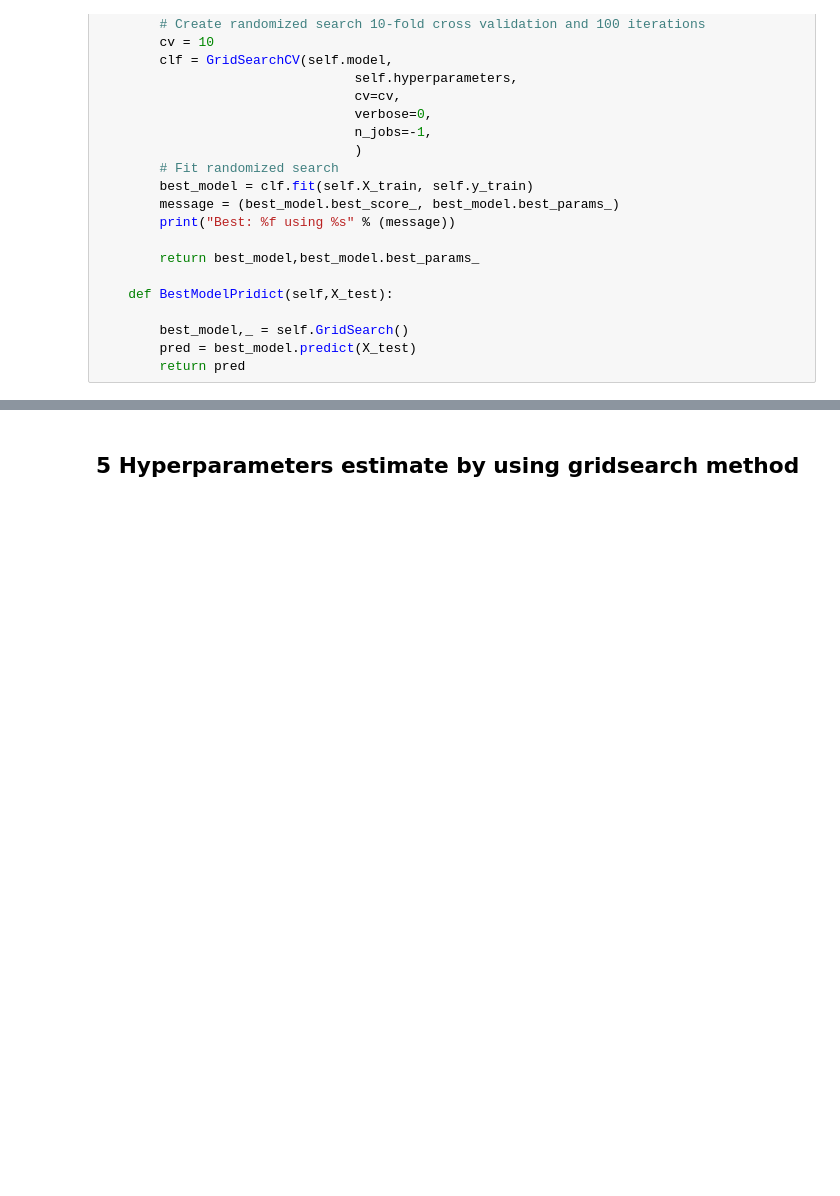
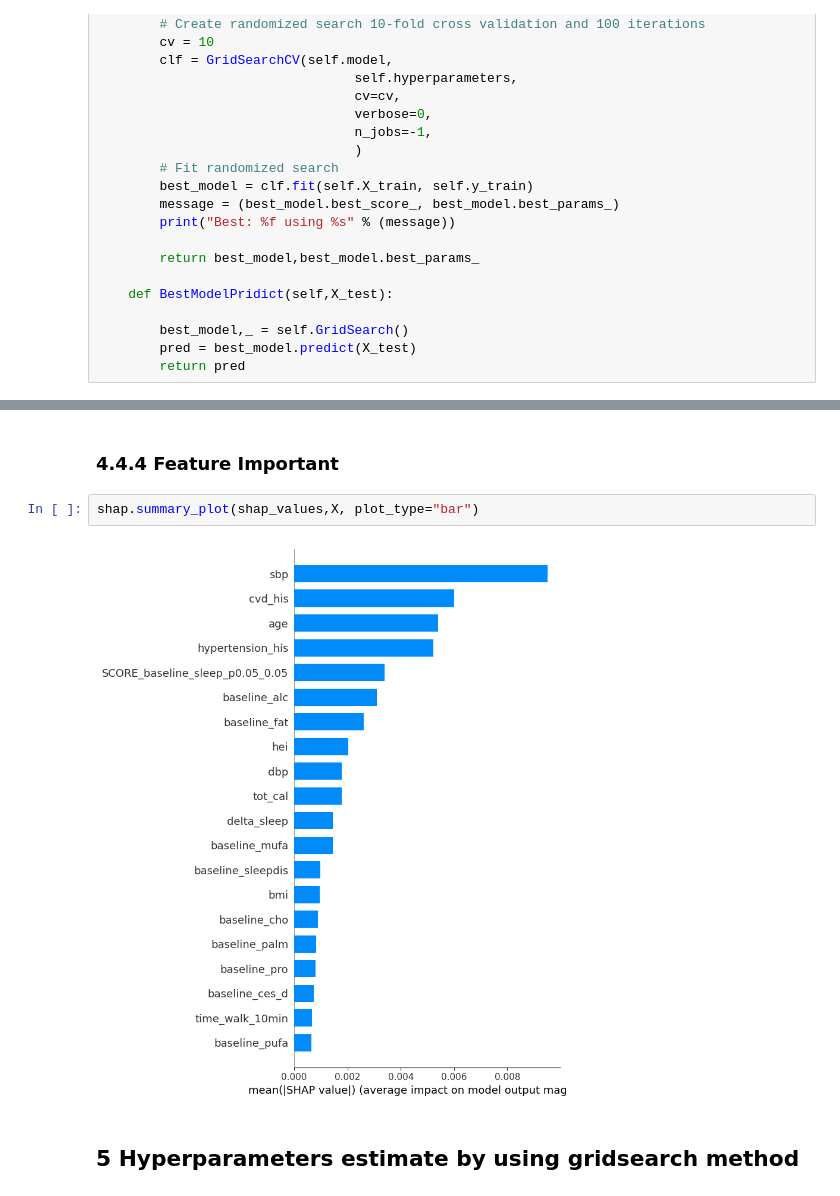
Before and after one commit to echoheqian/drug-target-master, a Jupyter notebook: dbgap_sleep_cvds_dataset.ipynb, the cells around one changed output, grey strips where cells are left out. Drawn from its saved outputs; the diff is of its cells as text; blank space fills up the shorter version.

```diff
--- a/dbgap_sleep_cvds_dataset.ipynb
+++ b/dbgap_sleep_cvds_dataset.ipynb
@@ -1364,3 +1459,9 @@ class GridSearch(object):
+# %% [markdown]
+### 4.4.4 Feature Important
+# %%
+shap.summary_plot(shap_values,X, plot_type="bar")
+# %% [output]
+[figure, added]
 # %% [markdown]
 ## 5 Hyperparameters estimate by using gridsearch method
 # %% [markdown]
```
Also changed, not shown: parts of 25 cells of this notebook.
